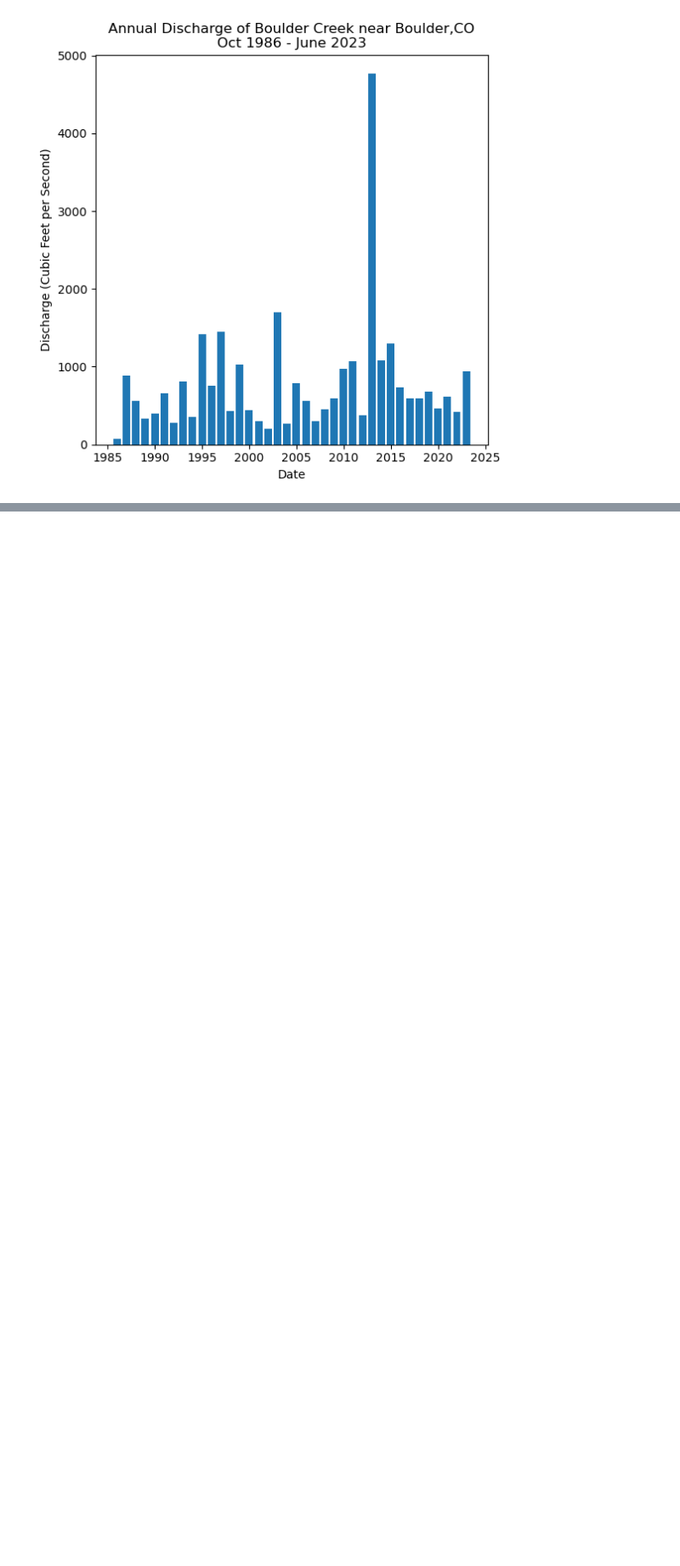
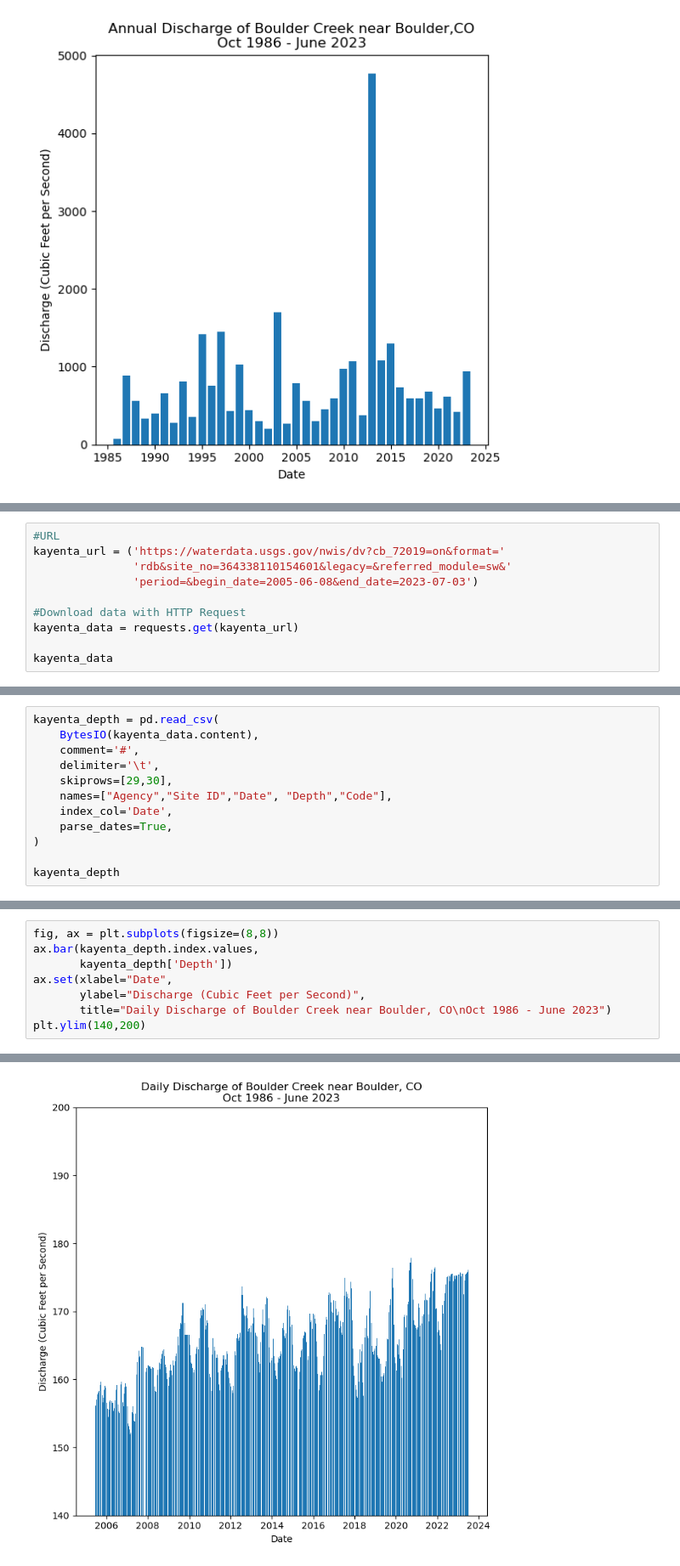
Before and after one commit to ScottNSheldon/time-series-data-ScottNSheldon, a Jupyter notebook: stars-02-time-series.ipynb, the cells around one changed output, grey strips where cells are left out. Shown at 85% size. Drawn from its saved outputs; the diff is of its cells as text; blank space fills up the shorter version.

Commit message:
started with depth

```diff
--- a/stars-02-time-series.ipynb
+++ b/stars-02-time-series.ipynb
@@ -954,0 +968,10 @@ plt.show()
+# %%
+#URL
+kayenta_url = ('https://waterdata.usgs.gov/nwis/dv?cb_72019=on&format='
+               'rdb&site_no=364338110154601&legacy=&referred_module=sw&'
+               'period=&begin_date=2005-06-08&end_date=2023-07-03')
+
+#Download data with HTTP Request
+kayenta_data = requests.get(kayenta_url)
+
+kayenta_data
@@ -954,0 +980,12 @@ plt.show()
+# %%
+kayenta_depth = pd.read_csv(
+    BytesIO(kayenta_data.content),
+    comment='#',
+    delimiter='\t',
+    skiprows=[29,30],
+    names=["Agency","Site ID","Date", "Depth","Code"],
+    index_col='Date',
+    parse_dates=True,
+)
+
+kayenta_depth
@@ -954,0 +1007,9 @@ plt.show()
+# %%
+fig, ax = plt.subplots(figsize=(8,8))
+ax.bar(kayenta_depth.index.values,
+       kayenta_depth['Depth'])
+ax.set(xlabel="Date",
+       ylabel="Discharge (Cubic Feet per Second)",
+       title="Daily Discharge of Boulder Creek near Boulder, CO\nOct 1986 - June 2023")
+plt.ylim(140,200)
+# %% [output]
@@ -954,0 +1017 @@ plt.show()
+[figure, added]
```
Also changed, not shown: parts of 7 cells of this notebook.
